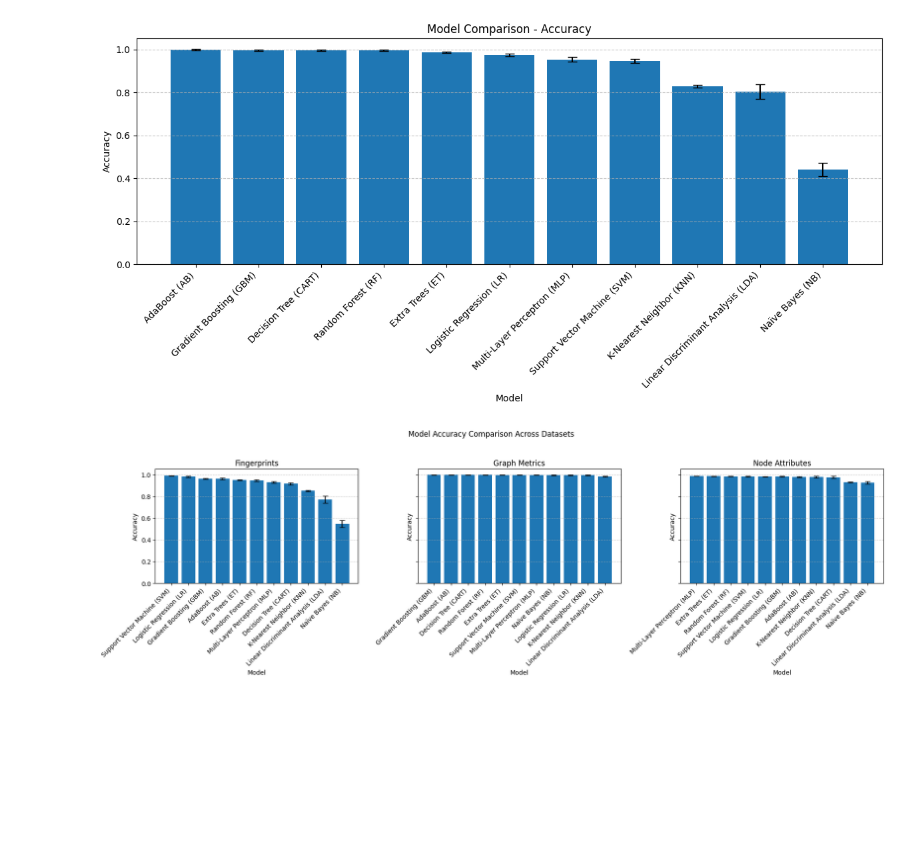
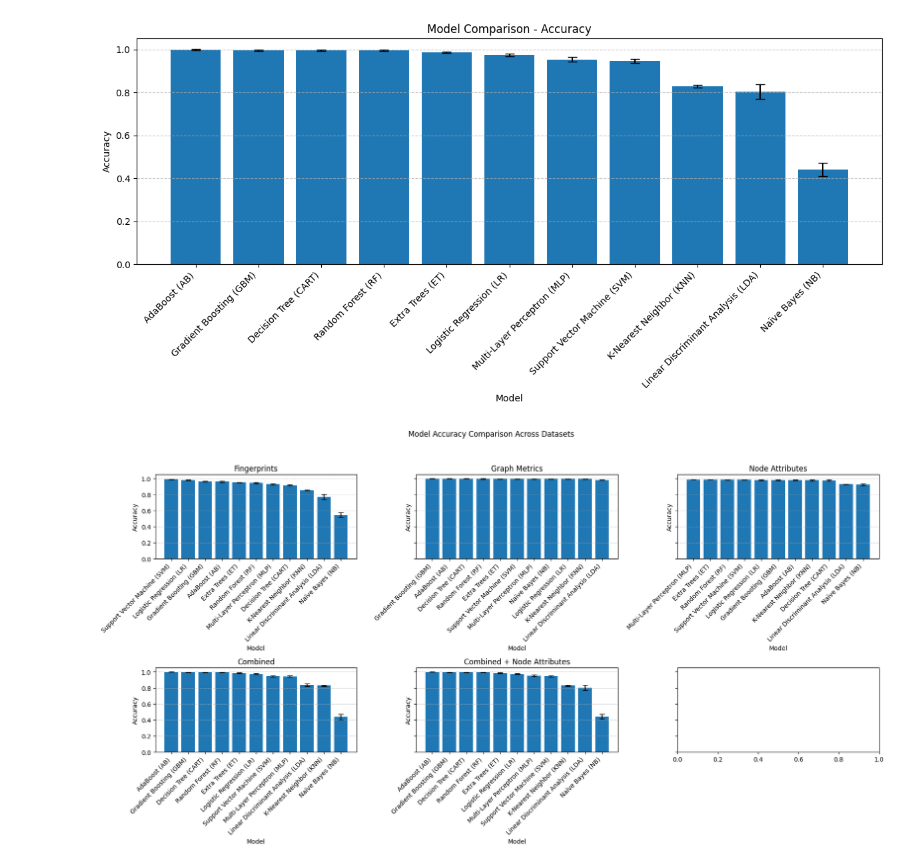
Before and after one commit to ge96lip/SPID-in-Molecular-Graphs, a Jupyter notebook: ML_modelsAIDS.ipynb, the cells around one changed output. Drawn from its saved outputs; the diff is of its cells as text; code cells hidden in the pictures; blank space fills up the shorter version.

```diff
--- a/ML_modelsAIDS.ipynb
+++ b/ML_modelsAIDS.ipynb
@@ -832,20 +911,21 @@ plt.show()
 # %%
 import matplotlib.pyplot as plt
 
 # Plot settings
-fig, axs = plt.subplots(1, 3, figsize=(18, 6), sharey=True)
+fig, axs = plt.subplots(2, 3, figsize=(18, 10), sharey=True)
+axs = axs.flatten()  # Flatten to 1D array for easy iteration
 
 for ax, (dataset_name, df) in zip(axs, all_results.items()):
     df_sorted = df.sort_values('accuracy_mean', ascending=False)
     ax.bar(df_sorted['model'], df_sorted['accuracy_mean'], yerr=df_sorted['accuracy_std'], capsize=4)
     ax.set_title(f"{dataset_name}")
     ax.set_xlabel("Model")
     ax.set_ylabel("Accuracy")
     ax.set_xticklabels(df_sorted['model'], rotation=45, ha='right')
     ax.grid(axis='y', linestyle='--', alpha=0.6)
 
 plt.suptitle("Model Accuracy Comparison Across Datasets")
 plt.tight_layout(rect=[0, 0.03, 1, 0.95])
 plt.show()
 # %% [output]
-[figure, old version]
+[figure, new version]
```
Also changed, not shown: parts of 4 cells of this notebook, 3 other files.
